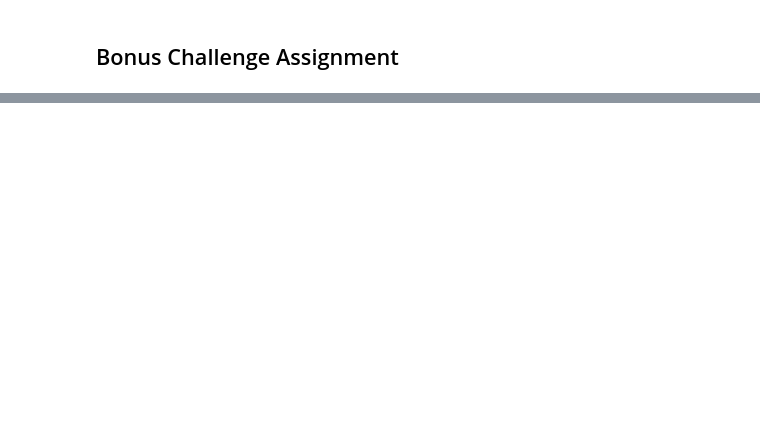
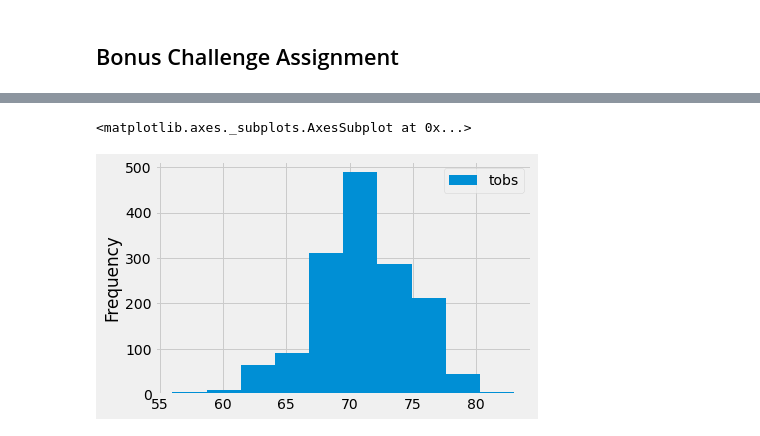
Before and after one commit to SograMemon/sqlalchemy-challenge, a Jupyter notebook: climate_starter.ipynb, the cells around one changed output, grey strips where cells are left out. Saved outputs shown, nothing was run; the diff lists cells and outputs as text; code cells hidden in the pictures; blank space fills up the shorter version.

```diff
--- a/climate_starter.ipynb
+++ b/climate_starter.ipynb
@@ -177,0 +194,5 @@ print(calc_temps(firstDay, lastDay))
+# %%
+df_december.plot(kind='hist')
+# %% [output]
+<matplotlib.axes._subplots.AxesSubplot at 0x...>
+[figure, added]
```
Also changed, not shown: parts of 10 cells of this notebook, 1 other file.
